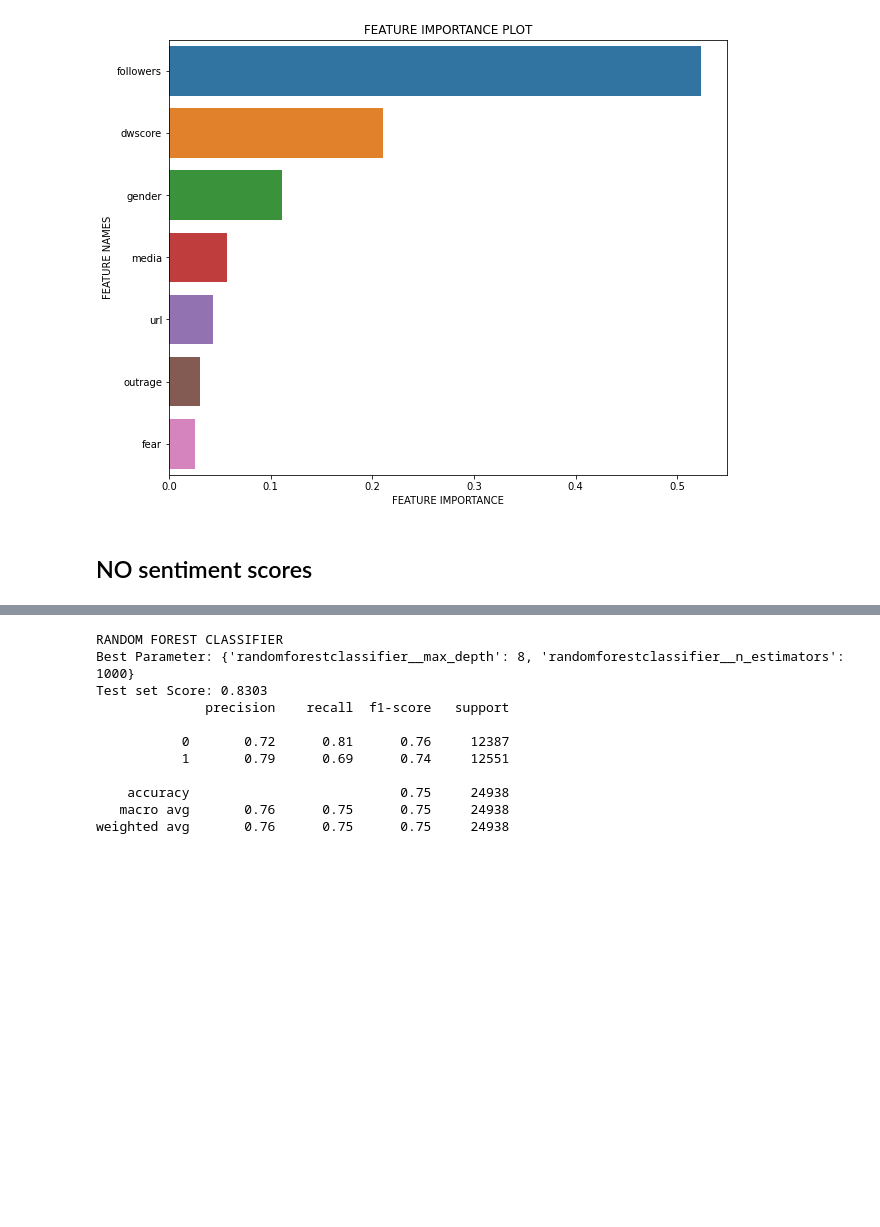
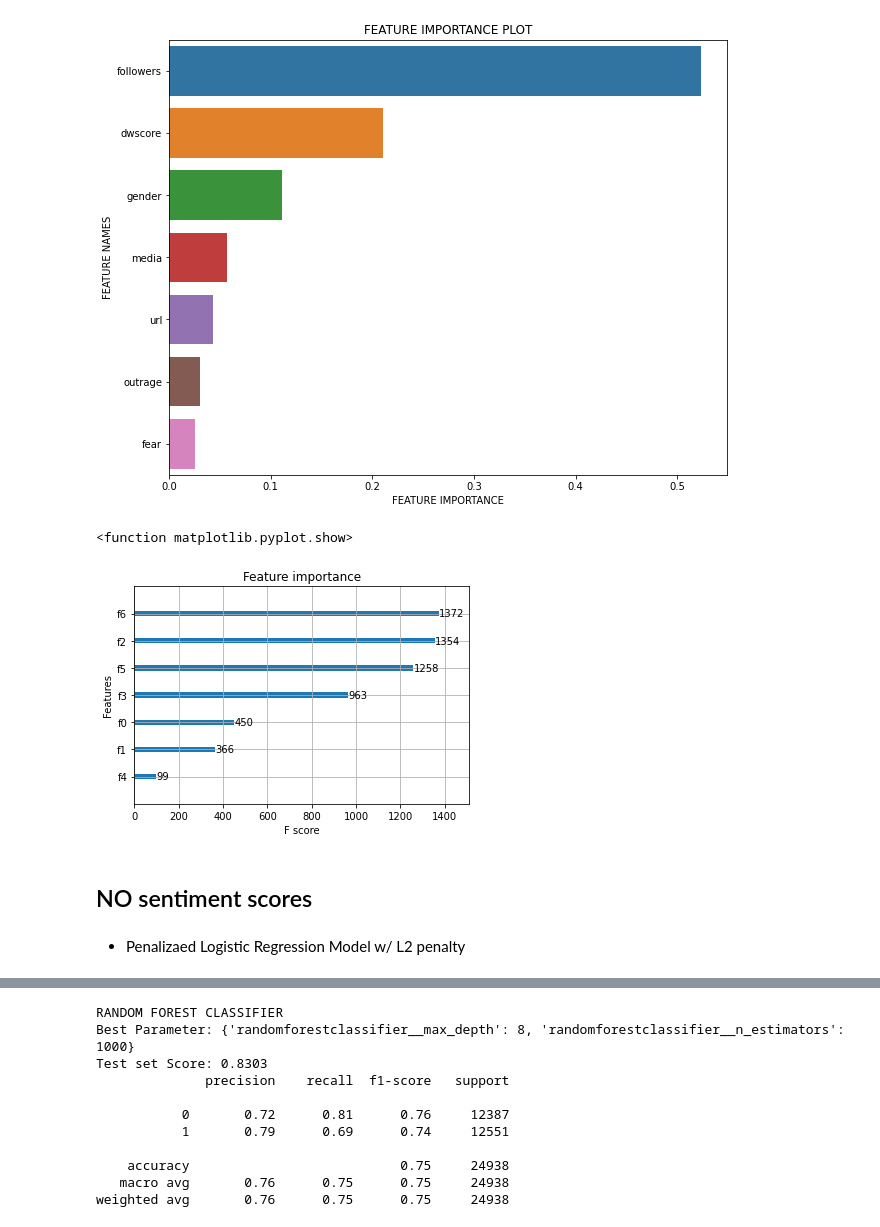
Before and after one commit to jino-kwon/Retweetability_Prediction, a Jupyter notebook: Jino_Kwon_Thesis_Code.ipynb, the cells around one changed output, grey strips where cells are left out. Drawn from its saved outputs; the diff is of its cells as text; code cells hidden in the pictures; blank space fills up the shorter version.

```diff
--- a/Jino_Kwon_Thesis_Code.ipynb
+++ b/Jino_Kwon_Thesis_Code.ipynb
@@ -813,6 +832,17 @@ plot_feature_importance(xgb3.feature_importances_, X.columns)
 5       outrage            0.030568
 6          fear            0.025332
 [figure]
+# %%
+from matplotlib import pyplot
+from xgboost import plot_importance
+xgb3 = xgb.XGBClassifier(max_depth=7)
+xgb3.fit(X_train_scaled, y_train)
+
+plot_importance(xgb3)
+pyplot.show
+# %% [output]
+<function matplotlib.pyplot.show>
+[figure, added]
 # %% [markdown]
 ## NO sentiment scores
 # %%
@@ -824,3 +854,5 @@ X_train, X_test, y_train, y_test = train_test_split(X, y, random_state=42)
 scaler = StandardScaler().fit(X_train)
 X_train_scaled = scaler.transform(X_train)
 X_test_scaled = scaler.transform(X_test)
+# %% [markdown]
+* Penalizaed Logistic Regression Model w/ L2 penalty
```
Also changed, not shown: parts of 13 cells of this notebook.
